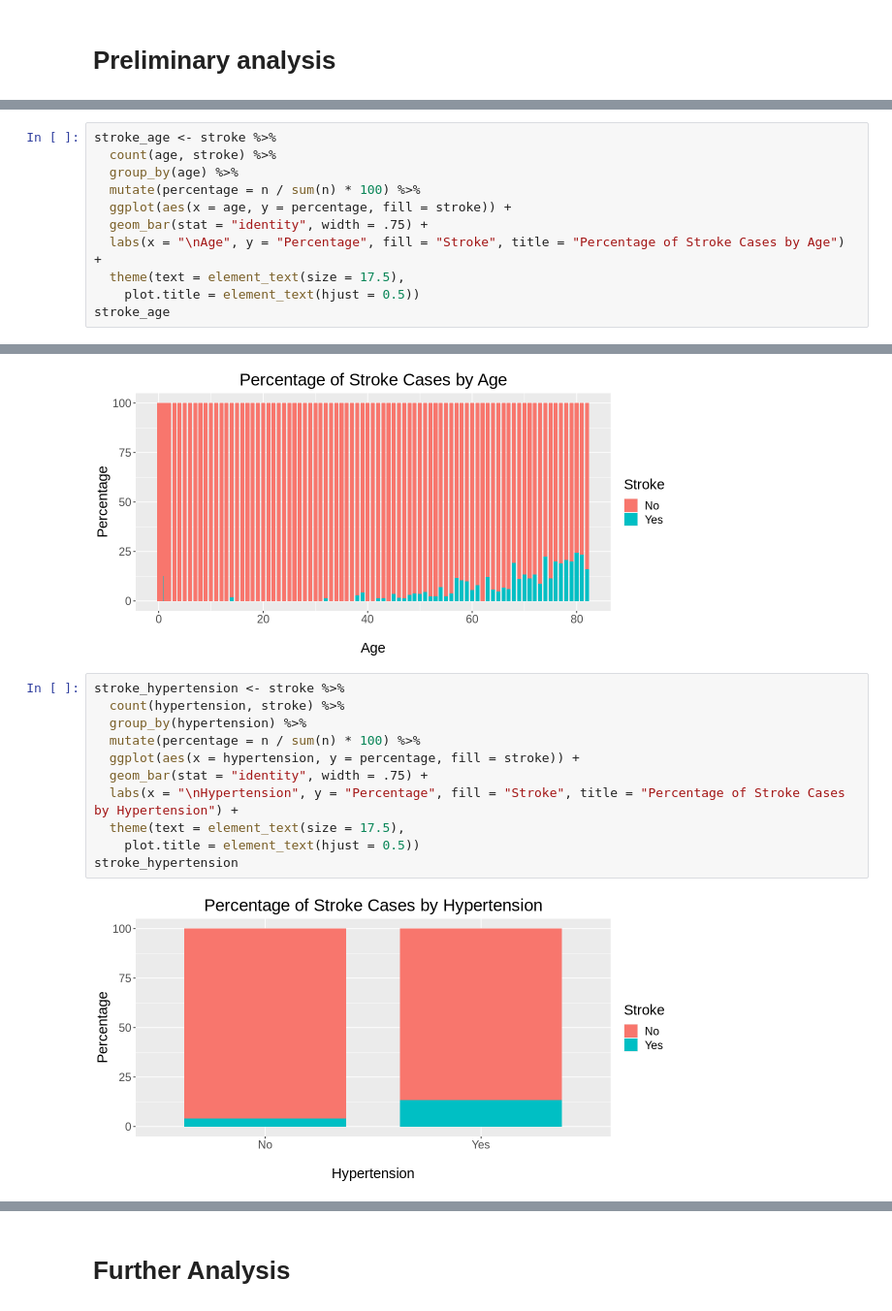
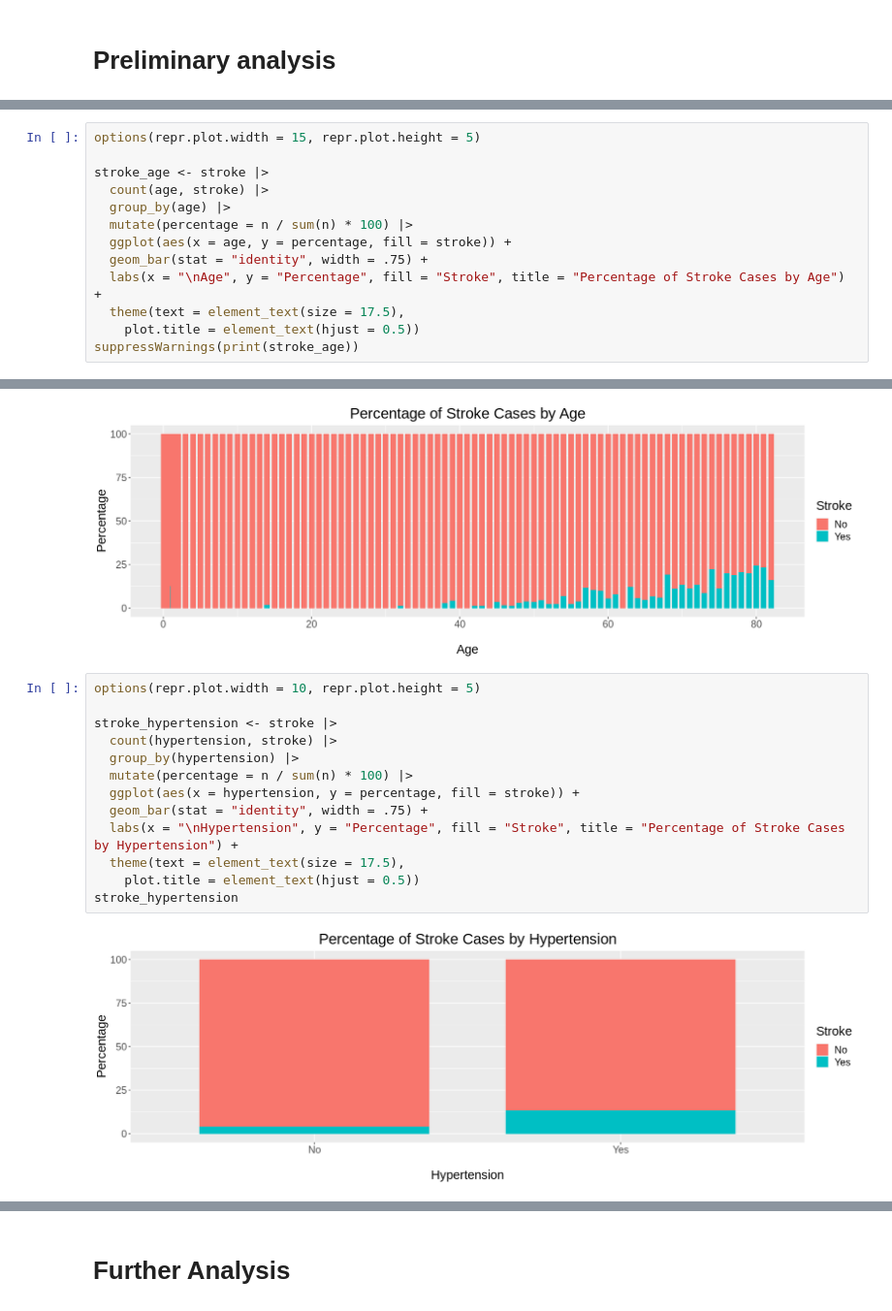
Before and after one commit to 21chanas3/dsci100-group73, a Jupyter notebook: Analysis_only_code.ipynb, the cells around one changed output, grey strips where cells are left out. Shown at 97% size. Cells and saved outputs as stored; diff of their text form.

```diff
--- a/Analysis_only_code.ipynb
+++ b/Analysis_only_code.ipynb
@@ -148,12 +131,14 @@ stroke_age
 # %%
-stroke_age <- stroke %>%
-  count(age, stroke) %>%
-  group_by(age) %>%
-  mutate(percentage = n / sum(n) * 100) %>%
+options(repr.plot.width = 15, repr.plot.height = 5)
+
+stroke_age <- stroke |>
+  count(age, stroke) |>
+  group_by(age) |>
+  mutate(percentage = n / sum(n) * 100) |>
   ggplot(aes(x = age, y = percentage, fill = stroke)) +
   geom_bar(stat = "identity", width = .75) +
   labs(x = "\nAge", y = "Percentage", fill = "Stroke", title = "Percentage of Stroke Cases by Age") +
   theme(text = element_text(size = 17.5),
     plot.title = element_text(hjust = 0.5))
-stroke_age
+suppressWarnings(print(stroke_age))
 # %% [output]
@@ -162,9 +145,11 @@ Warning message:
-[figure, old version]
+[figure, new version]
 # %%
-stroke_hypertension <- stroke %>%
-  count(hypertension, stroke) %>%
-  group_by(hypertension) %>%
-  mutate(percentage = n / sum(n) * 100) %>%
+options(repr.plot.width = 10, repr.plot.height = 5)
+
+stroke_hypertension <- stroke |>
+  count(hypertension, stroke) |>
+  group_by(hypertension) |>
+  mutate(percentage = n / sum(n) * 100) |>
   ggplot(aes(x = hypertension, y = percentage, fill = stroke)) +
   geom_bar(stat = "identity", width = .75) +
   labs(x = "\nHypertension", y = "Percentage", fill = "Stroke", title = "Percentage of Stroke Cases by Hypertension") +
@@ -172,5 +157,5 @@ stroke_hypertension <- stroke %>%
     plot.title = element_text(hjust = 0.5))
 stroke_hypertension
 # %% [output]
-[figure, old version]
+[figure, new version]
 # %%
```
Also changed, not shown: parts of 18 cells of this notebook.
